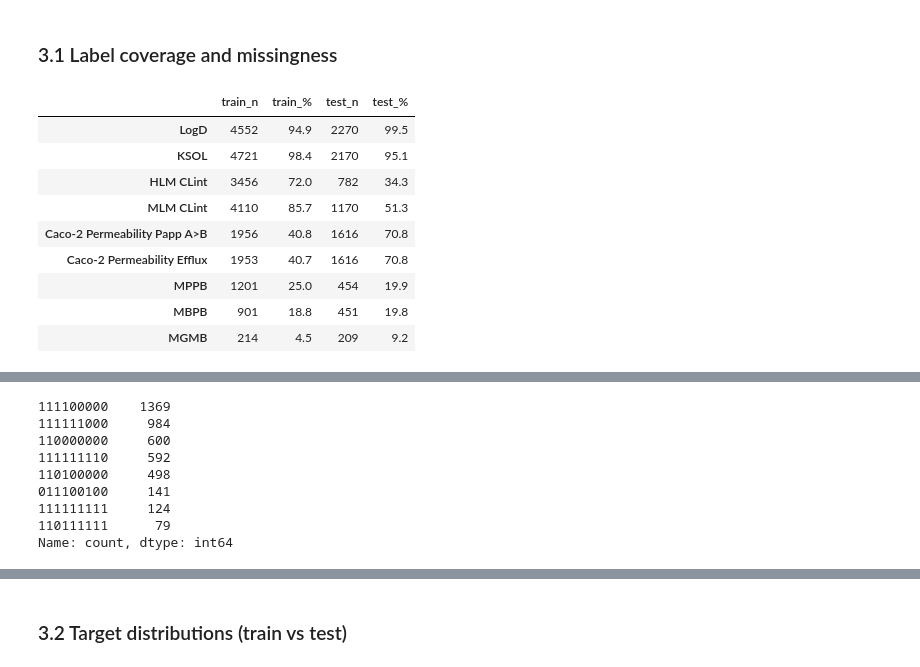
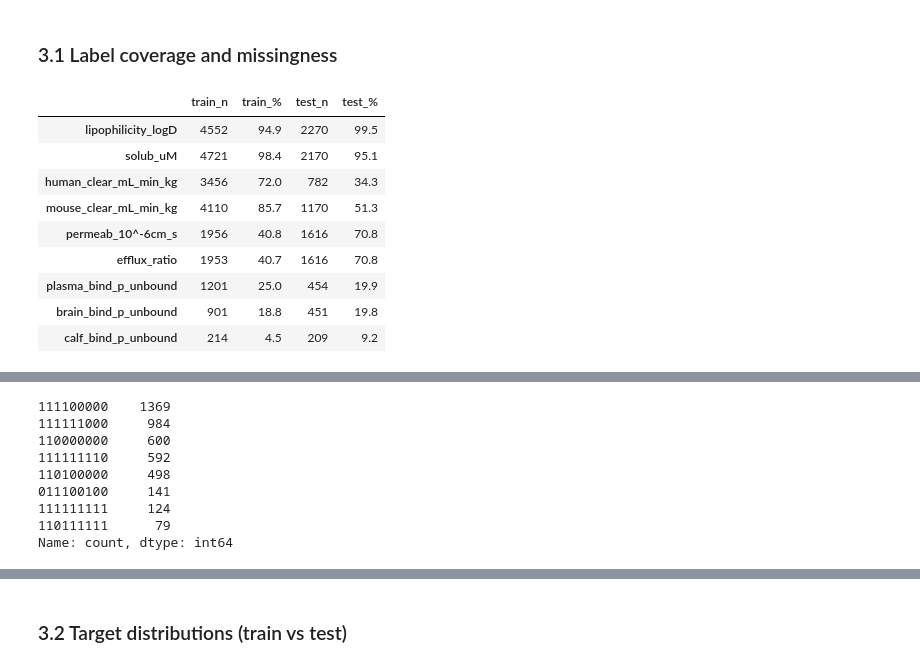
Before and after one commit to BSB47/adme_test, a Jupyter notebook: adme_technical_assessment.ipynb, the cells around one changed output, grey strips where cells are left out. Drawn from its saved outputs; the diff is of its cells as text; code cells hidden in the pictures.

```diff
--- a/adme_technical_assessment.ipynb
+++ b/adme_technical_assessment.ipynb
@@ -54,14 +54,22 @@ from sklearn.metrics import mean_absolute_error, mean_squared_error, r2_score
 RDLogger.DisableLog("rdApp.*")
 
 SEED = 0
-TARGETS = ["LogD", "KSOL", "HLM CLint", "MLM CLint",
-           "Caco-2 Permeability Papp A>B", "Caco-2 Permeability Efflux",
-           "MPPB", "MBPB", "MGMB"]
+# adding this so i don't go back and forth trying to read what the units measure
+TARGETS = ["lipophilicity_logD", "solub_uM",
+           "human_clear_mL_min_kg", "mouse_clear_mL_min_kg",
+           "permeab_10^-6cm_s", "efflux_ratio",
+           "plasma_bind_p_unbound", "brain_bind_p_unbound",
+           "calf_bind_p_unbound"]
+TARGET_COLUMNS = ["LogD", "KSOL", "HLM CLint", "MLM CLint",
+                  "Caco-2 Permeability Papp A>B", "Caco-2 Permeability Efflux",
+                  "MPPB", "MBPB", "MGMB"]
 
 def load(path):
     df = pd.read_csv(path)
-    for t in TARGETS:                                   # coerce to numeric, blanks -> NaN
-        df[t] = pd.to_numeric(df[t], errors="coerce")
+    for target, source in zip(TARGETS, TARGET_COLUMNS):  # coerce to numeric, blanks -> NaN
+        df[source] = pd.to_numeric(df[source], errors="coerce")
+        df[target] = df[source]  # keep CSV columns for existing notebook references
+        df = df.drop(source, axis=1)
     df["mol"] = df["SMILES"].apply(Chem.MolFromSmiles)
     assert df["mol"].notna().all(), "unparsable SMILES"
     return df
@@ -88,23 +96,65 @@ Use the starter cells, then extend them. For each prompt, write down what you fo
 # %%
 cov = pd.DataFrame({
     "train_n": train[TARGETS].notna().sum(),
     "train_%": (100 * train[TARGETS].notna().mean()).round(1),
     "test_n":  test[TARGETS].notna().sum(),
     "test_%":  (100 * test[TARGETS].notna().mean()).round(1),
 })
 display(cov)
 
+# Correlation of Boolean target-measurement indicators (True = measured, False = missing).
+train_measured = train[TARGETS].notna()
+test_measured = test[TARGETS].notna()
+train_measurement_corr = train_measured.corr(min_periods=2)
+test_measurement_corr = test_measured.corr(min_periods=2)
+display(train_measurement_corr.style.background_gradient(cmap="bwr", vmin=-1, vmax=1).format("{:.2f}"))
+display(test_measurement_corr.style.background_gradient(cmap="bwr", vmin=-1, vmax=1).format("{:.2f}"))
+
 # Which assays are measured together? (pattern of co-measurement)
 pattern = train[TARGETS].notna().astype(int).astype(str).agg("".join, axis=1).value_counts().head(8)
-pattern
+cov["train_%"].sort_values()
+
+# Show target-label availability in one combined ordering sorted by molecule ID.
+all_molecule_ids = pd.concat([train["Molecule Name"], test["Molecule Name"]]).unique()
+molecule_order = {
+    molecule_id: order
+    for order, molecule_id in enumerate(
+        sorted(all_molecule_ids, key=lambda name: int(name.rsplit("-", 1)[1]))
+    )
+}
+fig, axes = plt.subplots(3, 3, figsize=(16, 10), sharey=True)
+for ax, target in zip(axes.flat, TARGETS):
+    for split_name, frame, color in [("Train", train, "tab:blue"), ("Test", test, "tab:orange")]:
+        row_order = frame["Molecule Name"].map(molecule_order).to_numpy()
+        has_measurement = frame[target].notna().astype(int).to_numpy()
+        ax.bar(
+            row_order,
+            np.full(len(frame), 0.16),
+            bottom=has_measurement - 0.08,
+            width=0.8,
+            alpha=0.7,
+            color=color,
+            label=split_name,
+        )
+    ax.set_title(target)
+    ax.set_xlabel("Combined molecule order (sorted by ID)")
+    ax.set_yticks([0, 1], labels=["0: Missing", "1: Measured"])
+    ax.set_ylim(-0.2, 1.2)
+
+fig.suptitle("Target label availability by combined ID-sorted order")
+fig.legend(*axes.flat[0].get_legend_handles_labels(), loc="upper center", ncol=2)
+fig.tight_layout(rect=(0, 0, 1, 0.94))
+plt.show()
+print(pattern)
+((cov['train_n']+cov['test_n'])/(len(train)+len(test))).sort_values()
 # %% [output]
 |  | train_n | train_% | test_n | test_% |
-| LogD | 4552 | 94.9 | 2270 | 99.5 |
-| KSOL | 4721 | 98.4 | 2170 | 95.1 |
-| HLM CLint | 3456 | 72.0 | 782 | 34.3 |
-| MLM CLint | 4110 | 85.7 | 1170 | 51.3 |
-| Caco-2 Permeability Papp A>B | 1956 | 40.8 | 1616 | 70.8 |
-| Caco-2 Permeability Efflux | 1953 | 40.7 | 1616 | 70.8 |
-| MPPB | 1201 | 25.0 | 454 | 19.9 |
-| MBPB | 901 | 18.8 | 451 | 19.8 |
-| MGMB | 214 | 4.5 | 209 | 9.2 |
+| lipophilicity_logD | 4552 | 94.9 | 2270 | 99.5 |
+| solub_uM | 4721 | 98.4 | 2170 | 95.1 |
+| human_clear_mL_min_kg | 3456 | 72.0 | 782 | 34.3 |
+| mouse_clear_mL_min_kg | 4110 | 85.7 | 1170 | 51.3 |
+| permeab_10^-6cm_s | 1956 | 40.8 | 1616 | 70.8 |
+| efflux_ratio | 1953 | 40.7 | 1616 | 70.8 |
+| plasma_bind_p_unbound | 1201 | 25.0 | 454 | 19.9 |
+| brain_bind_p_unbound | 901 | 18.8 | 451 | 19.8 |
+| calf_bind_p_unbound | 214 | 4.5 | 209 | 9.2 |
```
Also changed, not shown: parts of 5 cells of this notebook.
